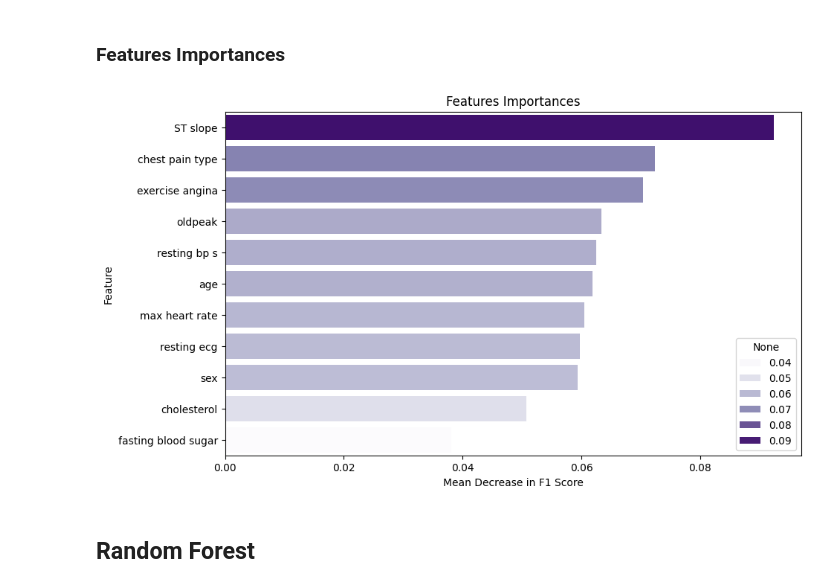
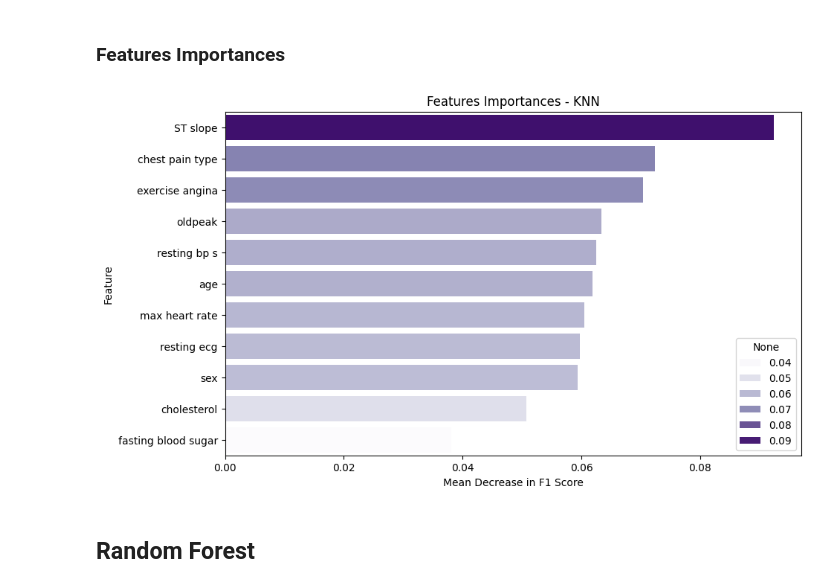
Before and after one commit to Carlos3du/PrognosisIschemicCardiovascular, a Jupyter notebook: notebook/notebook.ipynb, the cells around one changed output. Saved outputs shown, nothing was run; the diff lists cells and outputs as text; code cells hidden in the pictures.

```diff
--- a/notebook/notebook.ipynb
+++ b/notebook/notebook.ipynb
@@ -244,19 +244,19 @@ mean_scores_df
 # %%
 from sklearn.inspection import permutation_importance
 
 result = permutation_importance(knn, X_train, y_train, n_repeats=10, random_state=42, scoring='f1')
 
 importances = pd.Series(result.importances_mean, index=X_train.columns)
 importances = importances.sort_values(ascending=False)
 
 plt.figure(figsize=(10, 6))
 sns.barplot(x=importances, y=importances.index, hue=importances, palette='Purples')
-plt.title("Features Importances")
+plt.title("Features Importances - KNN")
 plt.xlabel("Mean Decrease in F1 Score")
 plt.ylabel("Feature")
 plt.show()
 # %% [output]
-[figure, old version]
+[figure, new version]
 # %% [markdown]
 ## Random Forest
 # %% [markdown]
```
Also changed, not shown: parts of 1 cell of this notebook.
